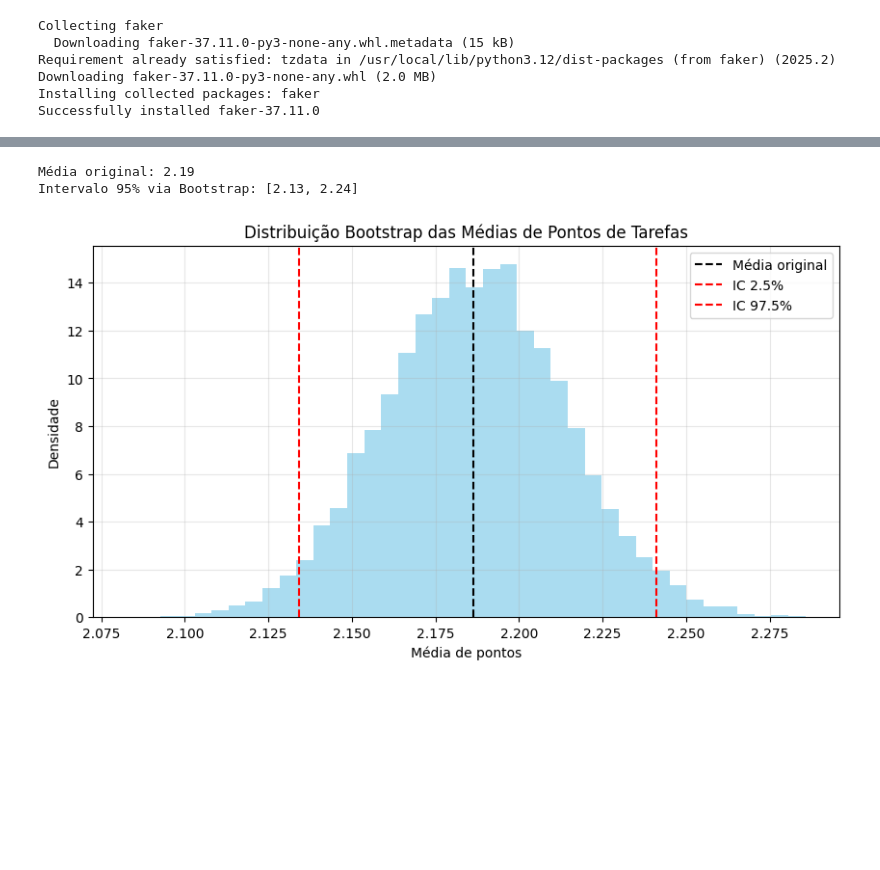
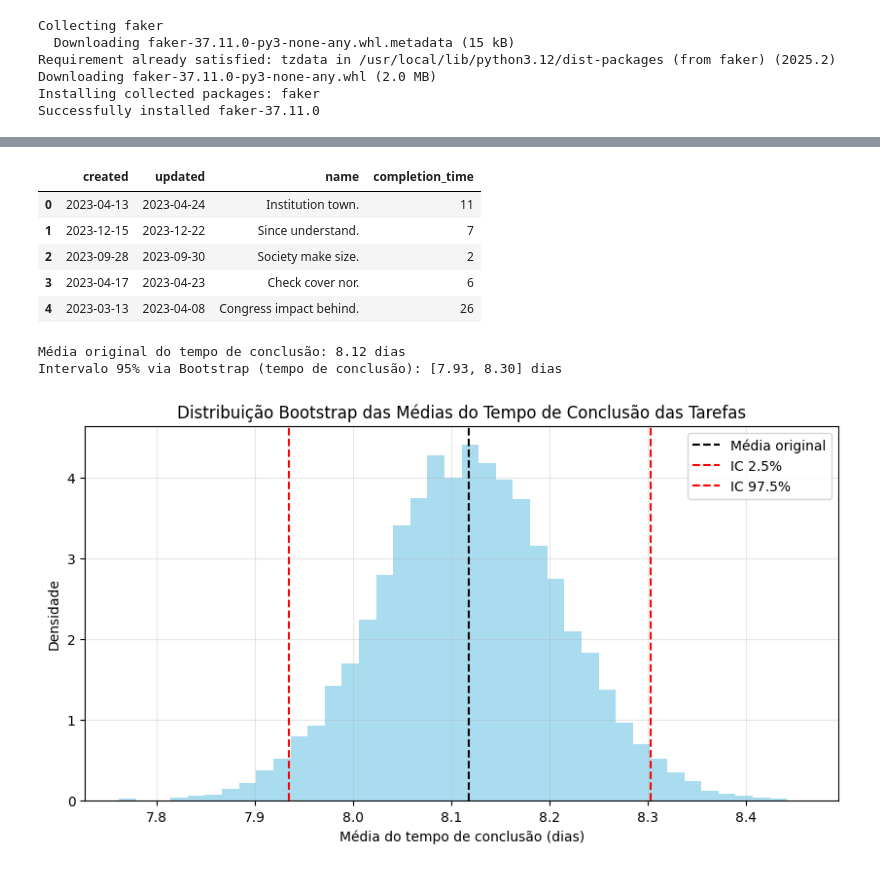
Before and after one commit to arturbernardo/no_estimate, a Jupyter notebook: analise_noestmate_com_cauda.ipynb, the cells around one changed output, grey strips where cells are left out. Drawn from its saved outputs; the diff is of its cells as text; code cells hidden in the pictures; blank space fills up the shorter version.

```diff
--- a/analise_noestmate_com_cauda.ipynb
+++ b/analise_noestmate_com_cauda.ipynb
@@ -45,57 +42,50 @@ from faker import Faker # Import Faker
 # 1. Generate synthetic data and save to CSV
 # -----------------------------
 np.random.seed(42)
-fake = Faker() # Initialize Faker
+fake = Faker()
 
 n_rows = 3000
-start_date = datetime(2024, 8, 1)
+start_date = datetime(2023, 1, 1)
 
 created_dates = [start_date + timedelta(days=int(d)) for d in np.random.randint(0, 365, n_rows)]
-created_dates_str = [d.strftime('%Y-%m-%d') for d in created_dates]
+# created_dates_str = [d.strftime('%Y-%m-%d') for d in created_dates]
 
-# Generate updated dates based on points
+# Generate updated dates with varied completion times
 updated_dates = []
-points_values = [1, 2, 3, 5, 8]
-points_probabilities = [0.4, 0.3, 0.2, 0.07, 0.03]
-points = np.random.choice(points_values, size=n_rows, p=points_probabilities)
+for creation_date in created_dates:
+    # Generate days to complete with desired distribution
+    # Most tasks finish in 1-10 days, some up to 15, a few up to 30
+    rand_val = np.random.rand()
+    if rand_val < 0.7: # 70% finish within 1-10 days
+        days_to_complete = np.random.randint(1, 11)
+    elif rand_val < 0.95: # 25% finish within 11-15 days
+        days_to_complete = np.random.randint(11, 16)
+    else: # 5% finish within 16-30 days
+        days_to_complete = np.random.randint(16, 31)
 
-for i in range(n_rows):
-    creation_date = created_dates[i]
-    task_points = points[i]
-
-    if task_points in [1, 2]:
-        days_to_complete = int(np.random.normal(loc=3, scale=1))
-        days_to_complete = max(1, days_to_complete)
-    elif task_points == 3:
-        days_to_complete = int(np.random.normal(loc=7, scale=2))
-        days_to_complete = max(1, days_to_complete)
-    elif task_points == 5:
-        days_to_complete = int(np.random.normal(loc=10, scale=3))
-        days_to_complete = max(1, days_to_complete)
-    else: # 8 point tasks
-        days_to_complete = int(np.random.normal(loc=15, scale=5))
-        days_to_complete = max(1, days_to_complete)
-
-    updated_date = creation_date + timedelta(days=days_to_complete)
+    updated_date = creation_date + timedelta(days=int(days_to_complete))
     updated_dates.append(updated_date.strftime('%Y-%m-%d'))
 
 # Generate fake task titles using Faker sentence
 task_names = [fake.sentence(nb_words=3) for _ in range(n_rows)]
 
 df = pd.DataFrame({
-    'created': created_dates_str,
+    'created': created_dates,
     'updated': updated_dates,
-    'name': task_names,
-    'points': points
+    'name': task_names
 })
 
 df.to_csv('tasks.csv', index=False)
 
 # -----------------------------
-# 2. Load data from CSV
+# 2. Load data from CSV and calculate completion time
 # -----------------------------
 df = pd.read_csv('tasks.csv')
-# display(df.head()) # Uncomment to see head of dataframe
+df['created'] = pd.to_datetime(df['created'])
+df['updated'] = pd.to_datetime(df['updated'])
+df['completion_time'] = (df['updated'] - df['created']).dt.days
+
+display(df.head()) # Display head of dataframe to show the new structure and completion time
 
 # -----------------------------
 # 3. Bootstrap Function
@@ -103,39 +93,45 @@ df = pd.read_csv('tasks.csv')
 def bootstrap_mean(data, n_resamples=10_000):
     """Returns bootstrap samples and confidence intervals of the mean."""
     n = len(data)
     means = np.empty(n_resamples)
 
     for i in range(n_resamples):
         sample = np.random.choice(data, size=n, replace=True)
         means[i] = np.mean(sample)
 
     ci_low, ci_high = np.percentile(means, [2.5, 97.5])
     return means, ci_low, ci_high
 
 # -----------------------------
-# 4. Perform Bootstrap Analysis
+# 4. Perform Bootstrap Analysis on Completion Time
 # -----------------------------
-task_data_for_bootstrap = df['points']
+task_data_for_bootstrap = df['completion_time']
 bootstrap_means, ci_low, ci_high = bootstrap_mean(task_data_for_bootstrap)
 
-print(f"Média original: {np.mean(task_data_for_bootstrap):.2f}")
-print(f"Intervalo 95% via Bootstrap: [{ci_low:.2f}, {ci_high:.2f}]")
+print(f"Média original do tempo de conclusão: {np.mean(task_data_for_bootstrap):.2f} dias")
+print(f"Intervalo 95% via Bootstrap (tempo de conclusão): [{ci_low:.2f}, {ci_high:.2f}] dias")
 
 # -----------------------------
 # 5. Visualize Results
 # -----------------------------
 plt.figure(figsize=(10, 5))
 plt.hist(bootstrap_means, bins=40, density=True, alpha=0.7, color="skyblue")
 plt.axvline(np.mean(task_data_for_bootstrap), color="black", linestyle="--", label="Média original")
 plt.axvline(ci_low, color="red", linestyle="--", label="IC 2.5%")
 plt.axvline(ci_high, color="red", linestyle="--", label="IC 97.5%")
-plt.title("Distribuição Bootstrap das Médias de Pontos de Tarefas")
-plt.xlabel("Média de pontos")
+plt.title("Distribuição Bootstrap das Médias do Tempo de Conclusão das Tarefas")
+plt.xlabel("Média do tempo de conclusão (dias)")
 plt.ylabel("Densidade")
 plt.legend()
 plt.grid(alpha=0.3)
 plt.show()
 # %% [output]
+|  | created | updated | name | completion_time |
+| 0 | 2023-04-13 | 2023-04-24 | Institution town. | 11 |
+| 1 | 2023-12-15 | 2023-12-22 | Since understand. | 7 |
+| 2 | 2023-09-28 | 2023-09-30 | Society make size. | 2 |
+| 3 | 2023-04-17 | 2023-04-23 | Check cover nor. | 6 |
+| 4 | 2023-03-13 | 2023-04-08 | Congress impact behind. | 26 |
-Média original: 2.19
-Intervalo 95% via Bootstrap: [2.13, 2.24]
+Média original do tempo de conclusão: 8.12 dias
+Intervalo 95% via Bootstrap (tempo de conclusão): [7.93, 8.30] dias
-[figure, old version]
+[figure, new version]
```
Also changed, not shown: parts of 2 cells of this notebook.
